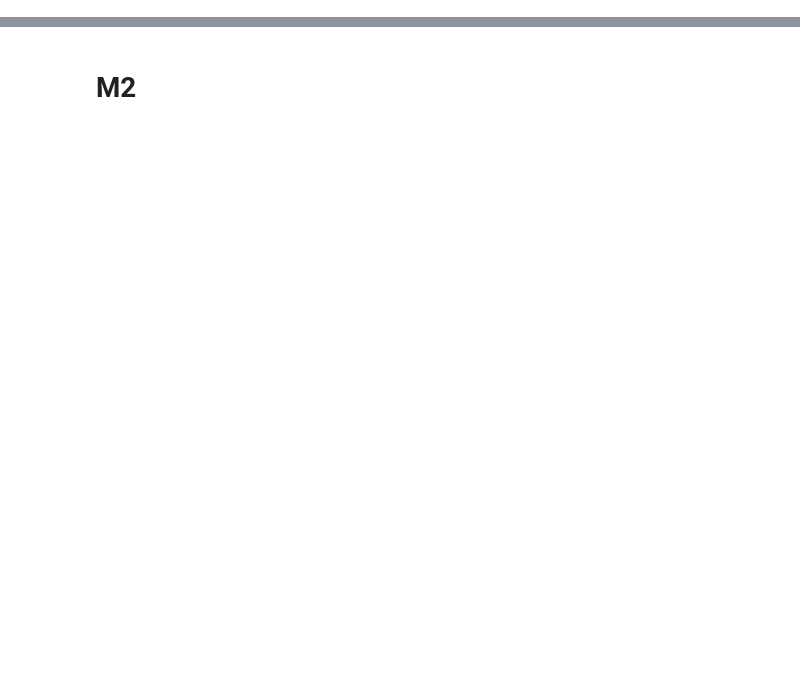
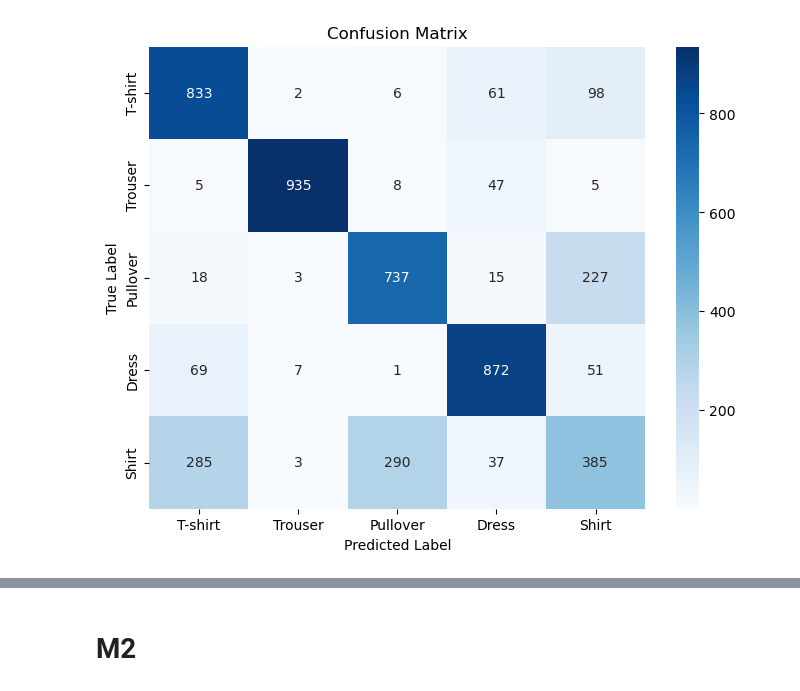
Before and after one commit to LJONeill/JustTwo, a Jupyter notebook: M1_M2.ipynb, the cells around one changed output, grey strips where cells are left out. Saved outputs shown, nothing was run; the diff lists cells and outputs as text; code cells hidden in the pictures; blank space fills up the shorter version.

```diff
--- a/M1_M2.ipynb
+++ b/M1_M2.ipynb
@@ -428,0 +238,31 @@ Test Accuracy: 84.85%
+# %%
+# Define the topology: 784 input neurons, two hidden layers with 128 and 64 neurons, 5 output neurons
+input_dim = PCA_split_X_train.shape[1]  # Assuming PCA_split_X_train is the input data after PCA
+output_dim = len(np.unique(PCA_split_y_train))  # Number of unique classes (output dimension)
+hidden_dims = [128, 64]  # Hidden layers configuration
+
+# Create and train the neural network
+ffnn_scratch = FeedForwardNeuralNetwork(input_dim=input_dim, hidden_dims=hidden_dims, output_dim=output_dim, learning_rate=0.01)
+ffnn_scratch.train(PCA_split_X_train, PCA_split_y_train, epochs=20, batch_size=32)
+
+# Predict on the test set
+Y_test_pred = ffnn_scratch.predict(PCA_X_test)  # Use the trained model for prediction
+
+# Display the classification report
+from sklearn.metrics import classification_report, confusion_matrix
+print("\nClassification Report:")
+print(classification_report(PCA_y_test, Y_test_pred, target_names=['T-shirt', 'Trouser', 'Pullover', 'Dress', 'Shirt']))
+
+# Plot the confusion matrix
+import matplotlib.pyplot as plt
+import seaborn as sns
+
+cm = confusion_matrix(PCA_y_test, Y_test_pred)
+plt.figure(figsize=(8, 6))
+sns.heatmap(cm, annot=True, fmt='d', cmap='Blues', xticklabels=['T-shirt', 'Trouser', 'Pullover', 'Dress', 'Shirt'],
+            yticklabels=['T-shirt', 'Trouser', 'Pullover', 'Dress', 'Shirt'])
+plt.xlabel('Predicted Label')
+plt.ylabel('True Label')
+plt.title('Confusion Matrix')
+plt.show()
+# %% [output]
@@ -428,0 +286 @@ Test Accuracy: 84.85%
+[figure, added]
```
Also changed, not shown: parts of 44 cells of this notebook, 8 other files.
